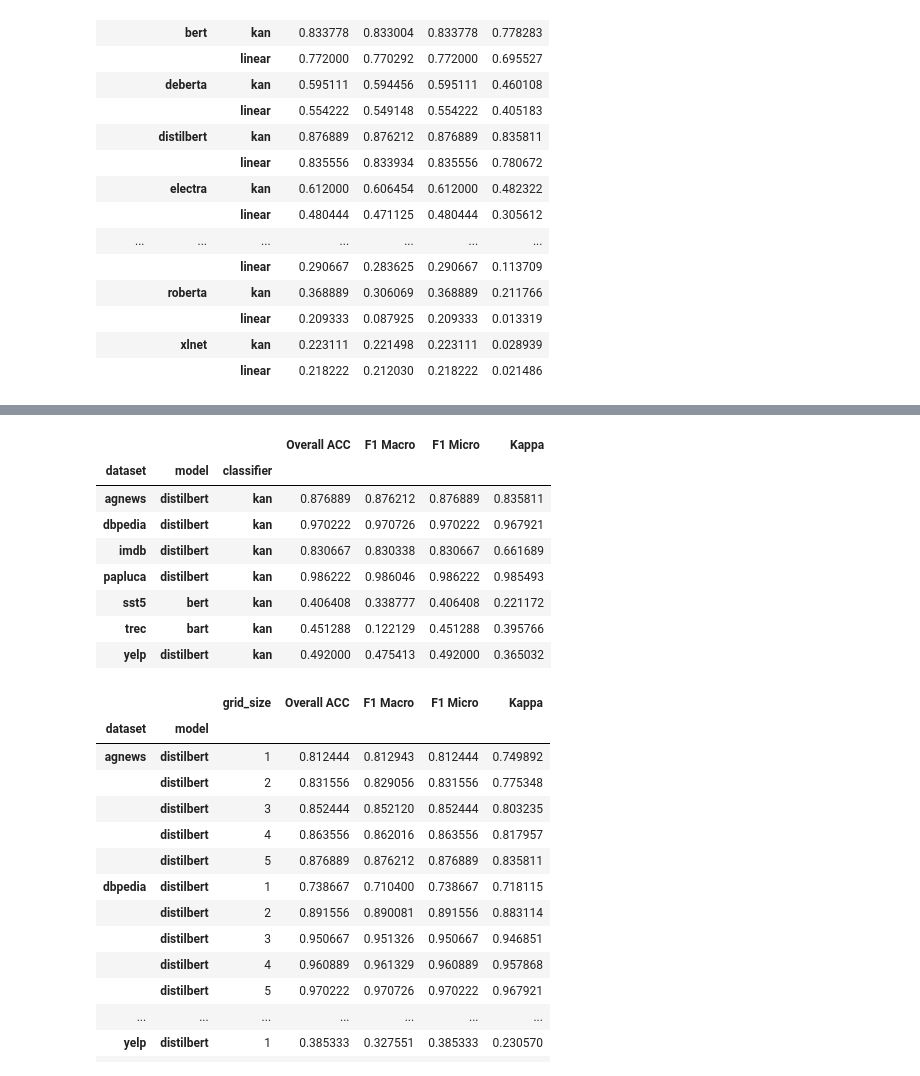
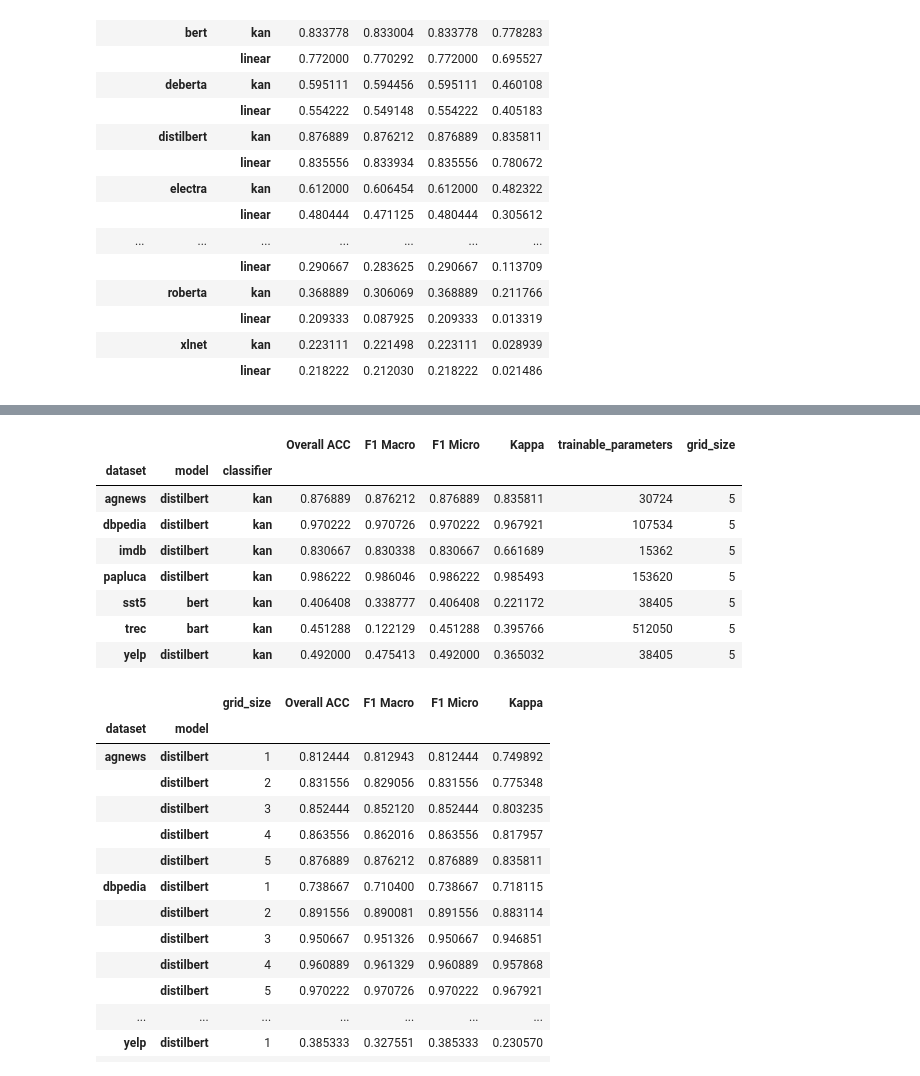
Before and after one commit to abdalimran/FR-KAN-Text-Classification, a Jupyter notebook: results.ipynb, the cells around one changed output, grey strips where cells are left out. Cells and saved outputs as stored; diff of their text form; code cells hidden in the pictures.

```diff
--- a/results.ipynb
+++ b/results.ipynb
@@ -163,15 +164,37 @@ abl_overall_linear_results
-# %%
-overall_results.loc[[(d, m, "kan") for d, m in list(abl_overall_linear_results.index)]]
-# %% [output]
-|  |  |  | Overall ACC | F1 Macro | F1 Micro | Kappa |
-| dataset | model | classifier |  |  |  |  |
-| agnews | distilbert | kan | 0.876889 | 0.876212 | 0.876889 | 0.835811 |
-| dbpedia | distilbert | kan | 0.970222 | 0.970726 | 0.970222 | 0.967921 |
-| imdb | distilbert | kan | 0.830667 | 0.830338 | 0.830667 | 0.661689 |
-| papluca | distilbert | kan | 0.986222 | 0.986046 | 0.986222 | 0.985493 |
-| sst5 | bert | kan | 0.406408 | 0.338777 | 0.406408 | 0.221172 |
-| trec | bart | kan | 0.451288 | 0.122129 | 0.451288 | 0.395766 |
-| yelp | distilbert | kan | 0.492000 | 0.475413 | 0.492000 | 0.365032 |
+# %%
+kan_params = {
+    ("agnews", "distilbert", "kan"): 30724,
+    ("dbpedia", "distilbert", "kan"): 107534,
+    ("imdb", "distilbert", "kan"): 15362,
+    ("papluca", "distilbert", "kan"): 153620,
+    ("sst5", "bert", "kan"): 38405,
+    ("trec", "bart", "kan"): 512050,
+    ("yelp", "distilbert", "kan"): 38405,
+}
+
+pd.concat(
+    [
+        overall_results.loc[
+            [(d, m, "kan") for d, m in list(abl_overall_linear_results.index)]
+        ],
+        pd.DataFrame(
+            kan_params.values(),
+            index=kan_params.keys(),
+            columns=["trainable_parameters"],
+        ).assign(grid_size=5),
+    ],
+    axis=1,
+).rename_axis(("dataset", "model", "classifier"))
+# %% [output]
+|  |  |  | Overall ACC | F1 Macro | F1 Micro | Kappa | trainable_parameters | grid_size |
+| dataset | model | classifier |  |  |  |  |  |  |
+| agnews | distilbert | kan | 0.876889 | 0.876212 | 0.876889 | 0.835811 | 30724 | 5 |
+| dbpedia | distilbert | kan | 0.970222 | 0.970726 | 0.970222 | 0.967921 | 107534 | 5 |
+| imdb | distilbert | kan | 0.830667 | 0.830338 | 0.830667 | 0.661689 | 15362 | 5 |
+| papluca | distilbert | kan | 0.986222 | 0.986046 | 0.986222 | 0.985493 | 153620 | 5 |
+| sst5 | bert | kan | 0.406408 | 0.338777 | 0.406408 | 0.221172 | 38405 | 5 |
+| trec | bart | kan | 0.451288 | 0.122129 | 0.451288 | 0.395766 | 512050 | 5 |
+| yelp | distilbert | kan | 0.492000 | 0.475413 | 0.492000 | 0.365032 | 38405 | 5 |
 # %%
 # overall_results.loc[[(d, m, "linear") for d, m in list(abl_overall_linear_results.index)]]
 # %%
```
Also changed, not shown: parts of 2 cells of this notebook.
